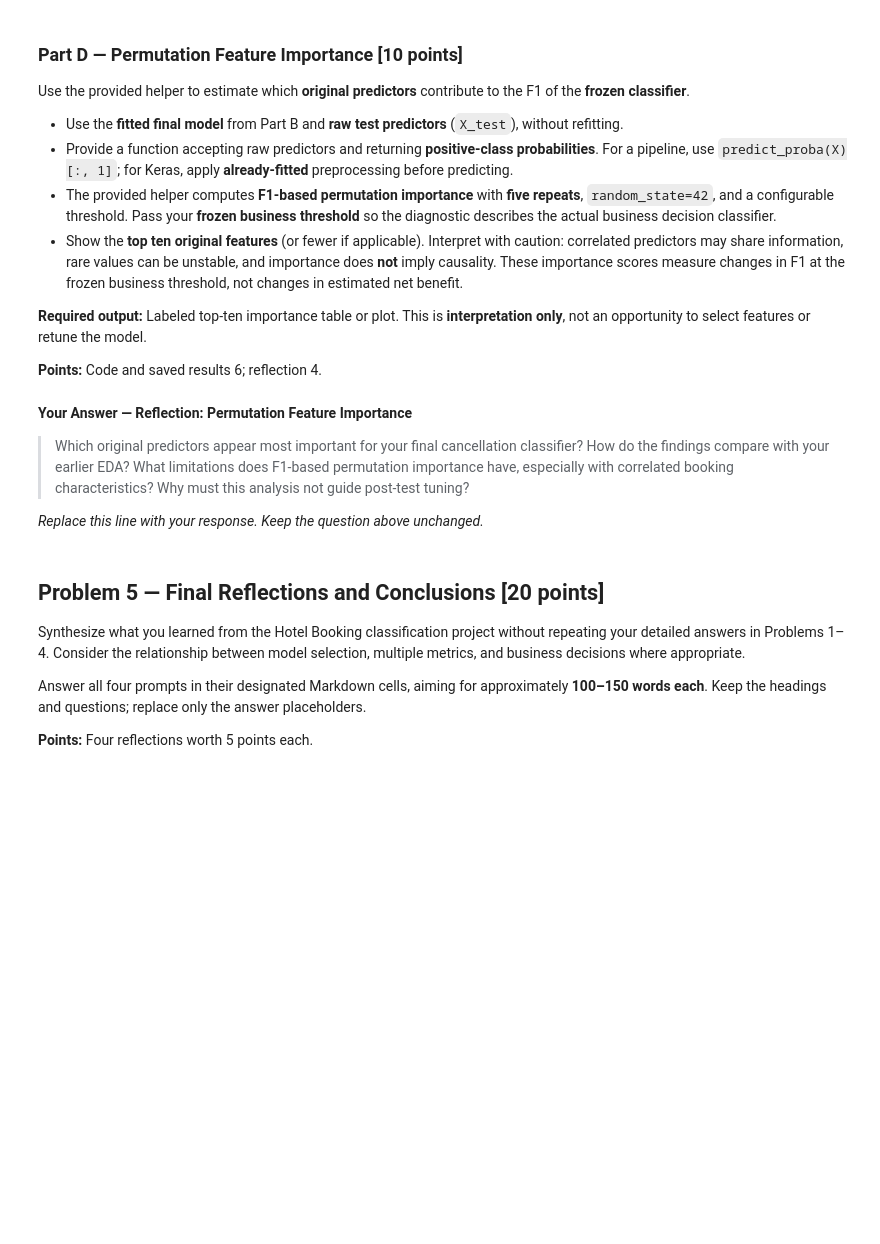
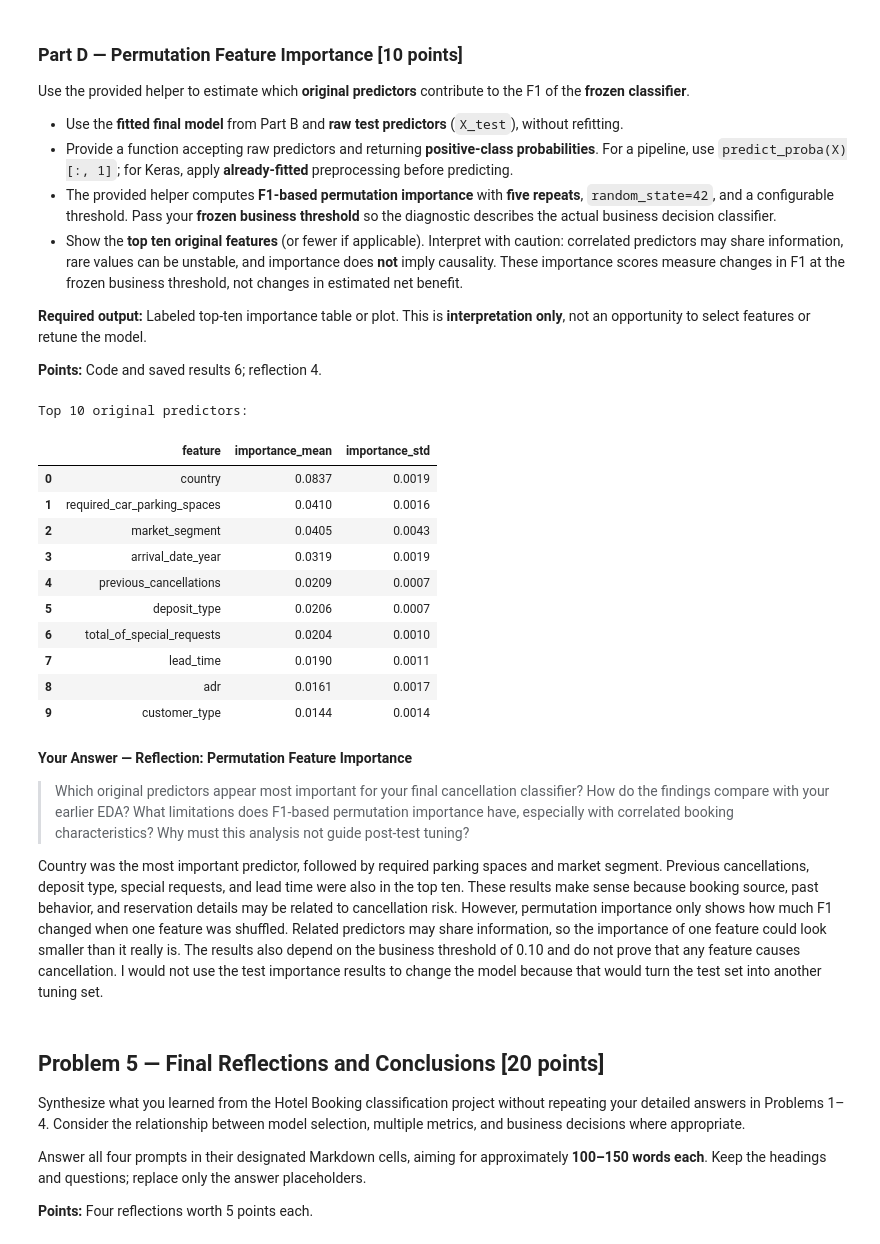
Before and after one commit to anamomds/machinelearningfall26, a Jupyter notebook: DX603_Final_Project_Classification.ipynb, the cells around one changed output. Drawn from its saved outputs; the diff is of its cells as text; code cells hidden in the pictures; blank space fills up the shorter version.

```diff
--- a/DX603_Final_Project_Classification.ipynb
+++ b/DX603_Final_Project_Classification.ipynb
@@ -856,20 +1957,71 @@ def classification_permutation_importance(
 # Do NOT tune, refit, or select features based on TEST results.
 
 # YOUR CODE HERE
+
+# Function that returns probabilities from raw predictors
+def final_model_probabilities(X_raw):
+
+    prepared_data = final_preprocessor.transform(
+        X_raw
+    )
+
+    if hasattr(prepared_data, "toarray"):
+        prepared_data = prepared_data.toarray()
+
+    prepared_data = prepared_data.astype(
+        "float32"
+    )
+
+    probabilities = final_nn_model.predict(
+        prepared_data,
+        verbose=0
+    ).ravel()
+
+    return probabilities
+
+
+# Calculate permutation importance
+importance_df = classification_permutation_importance(
+    final_model_probabilities,
+    X_test,
+    y_test,
+    n_repeats=5,
+    random_state=42,
+    threshold=selected_business_threshold
+)
 # %%
 # REQUIRED SAVED OUTPUT — Part D Results
 # Display importance_df.head(10) or a labeled top-ten plot.
 # Include mean importance and standard deviation across five repeats.
 # Positive importance: permuting the original predictor reduced class-1 F1
 # at the frozen business threshold chosen in Problem 4A.
 
 # YOUR CODE HERE
+
+print("Top 10 original predictors:")
+
+display(
+    importance_df.head(10).round(4)
+)
+# %% [output]
+Top 10 original predictors:
+|  | feature | importance_mean | importance_std |
+| 0 | country | 0.0837 | 0.0019 |
+| 1 | required_car_parking_spaces | 0.0410 | 0.0016 |
+| 2 | market_segment | 0.0405 | 0.0043 |
+| 3 | arrival_date_year | 0.0319 | 0.0019 |
+| 4 | previous_cancellations | 0.0209 | 0.0007 |
+| 5 | deposit_type | 0.0206 | 0.0007 |
+| 6 | total_of_special_requests | 0.0204 | 0.0010 |
+| 7 | lead_time | 0.0190 | 0.0011 |
+| 8 | adr | 0.0161 | 0.0017 |
+| 9 | customer_type | 0.0144 | 0.0014 |
 # %% [markdown]
 **Your Answer — Reflection: Permutation Feature Importance**
 
 > Which original predictors appear most important for your final cancellation classifier? How do the findings compare with your earlier EDA? What limitations does F1-based permutation importance have, especially with correlated booking characteristics? Why must this analysis not guide post-test tuning?
 
-*Replace this line with your response. Keep the question above unchanged.*
+Country was the most important predictor, followed by required parking spaces and market segment. Previous cancellations, deposit type, special requests, and lead time were also in the top ten. These results make sense because booking source, past behavior, and reservation details may be related to cancellation risk. However, permutation importance only shows how much F1 changed when one feature was shuffled. Related predictors may share information, so the importance of one feature could look smaller than it really is. The results also depend on the business threshold of 0.10 and do not prove that any feature causes cancellation. I would not use the test importance results to change the model because that would turn the test set into another tuning set.
 # %% [markdown]
 ## Problem 5 — Final Reflections and Conclusions [20 points]
 
```
Also changed, not shown: parts of 31 cells of this notebook.
